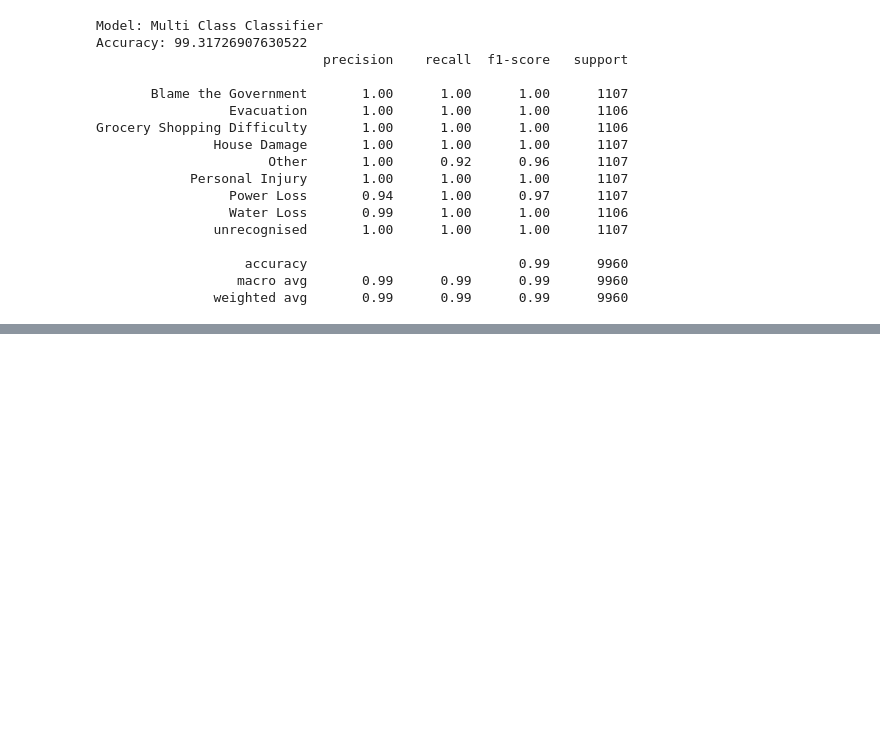
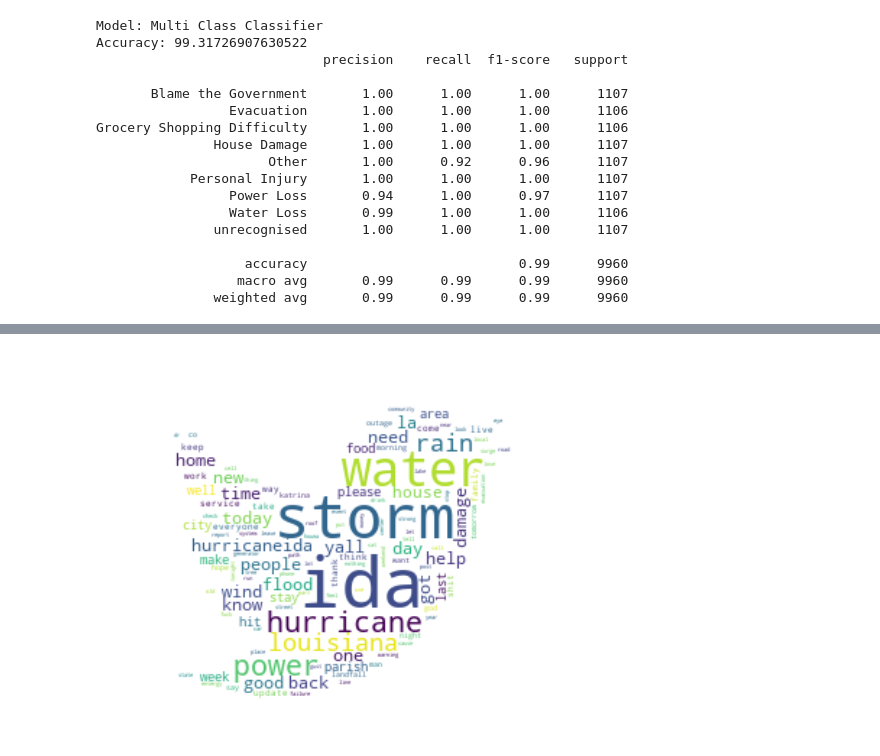
Before and after one commit to sulphuricacid/cnst_prj, a Jupyter notebook: univariate.ipynb, the cells around one changed output, grey strips where cells are left out. Drawn from its saved outputs; the diff is of its cells as text; code cells hidden in the pictures; blank space fills up the shorter version.

Commit message:
wordcloud

```diff
--- a/univariate.ipynb
+++ b/univariate.ipynb
@@ -229,0 +248,7 @@ Grocery Shopping Difficulty       1.00      1.00      1.00      1106
+# %%
+df = pd.DataFrame()
+# %%
+df["mytext_new"] = final_data['tweet'].str.lower().str.replace('[^\w\s]','')
+new_df = df.mytext_new.str.split(expand=True).stack().value_counts().reset_index()
+
+new_df.columns = ['Word', 'Frequency']
@@ -229,0 +261,9 @@ Grocery Shopping Difficulty       1.00      1.00      1.00      1106
+# %%
+stopwords = set(STOPWORDS)
+wordcloud = WordCloud(stopwords=stopwords,mask=mask,background_color='white').generate(' '.join(new_df['Word']))
+# %%
+plt.imshow(wordcloud, interpolation='bilinear')
+plt.axis("off")
+plt.show()
+# %% [output]
+[figure, added]
```
Also changed, not shown: parts of 4 cells of this notebook, 2 other files.
